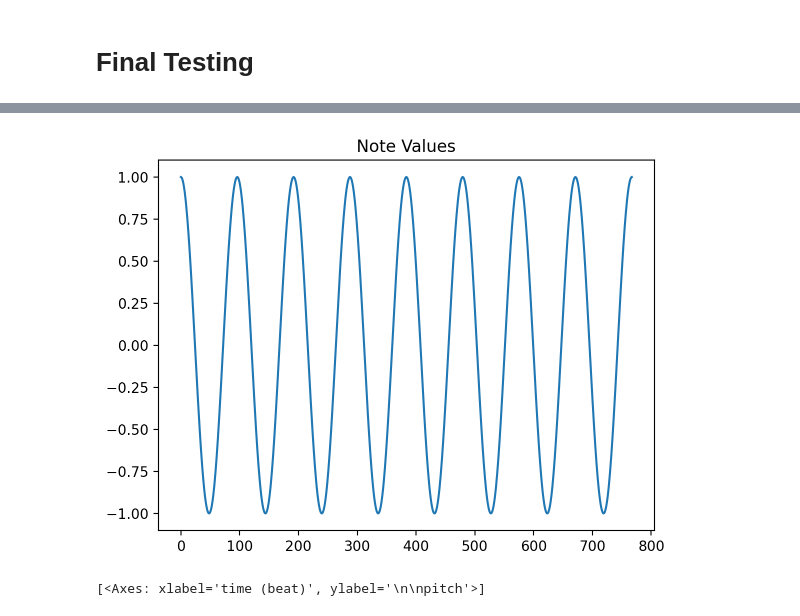
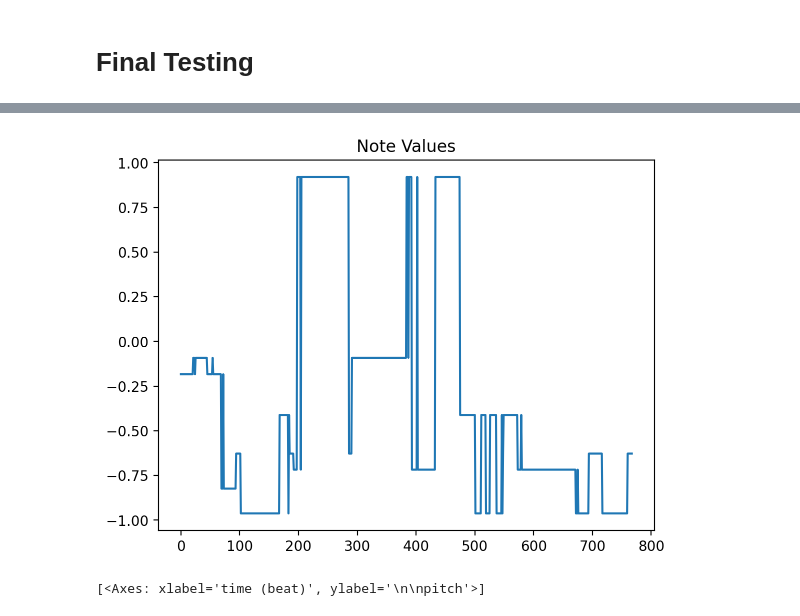
Before and after one commit to RishabhMalviya/raag-midi-gen, a Jupyter notebook: experiments/notebooks/Embedding Layers.ipynb, the cells around one changed output, grey strips where cells are left out. Drawn from its saved outputs; the diff is of its cells as text; code cells hidden in the pictures.

```diff
--- a/experiments/notebooks/Embedding Layers.ipynb
+++ b/experiments/notebooks/Embedding Layers.ipynb
@@ -31,14 +31,14 @@ tensor([[ 2.7738e+00,  6.8888e-01, -1.6111e+00,  ...,  1.0000e+00,
 # %%
 import numpy as np
 import seaborn as sns
 import matplotlib.pyplot as plt
 
 # Plot a histogram
-sns.lineplot(x=np.arange(0,768),y=embeddings.detach().numpy()[:,11])
+sns.lineplot(x=np.arange(0,768),y=embeddings.detach().numpy()[:,0])
 plt.title("Note Values")
 plt.show()
 # %% [output]
-[figure, old version]
+[figure, new version]
 # %%
 import muspy
 
```
Also changed, not shown: parts of 1 cell of this notebook, 4 other files.
